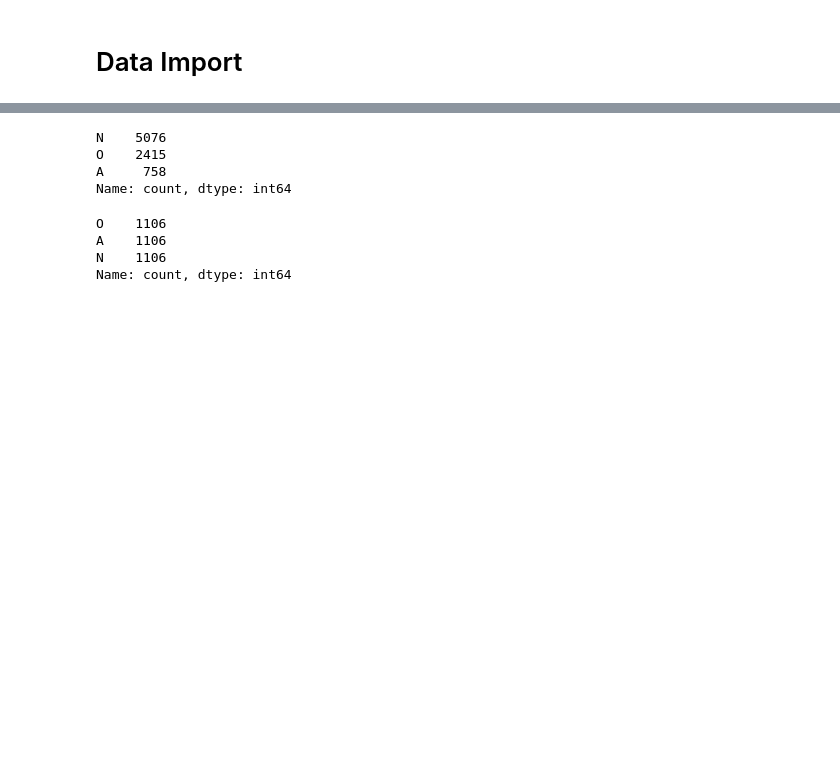
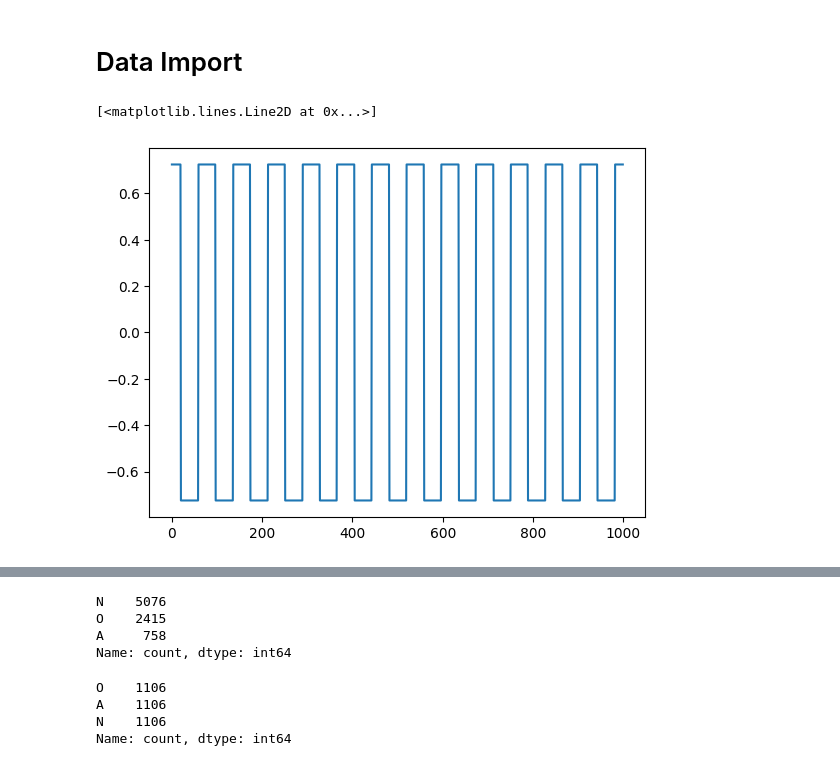
Before and after one commit to MattyAB/ecg_transfer, a Jupyter notebook: ecg.ipynb, the cells around one changed output, grey strips where cells are left out. Saved outputs shown, nothing was run; the diff lists cells and outputs as text; code cells hidden in the pictures; blank space fills up the shorter version.

```diff
--- a/ecg.ipynb
+++ b/ecg.ipynb
@@ -36,7 +37,46 @@ data_1lead = [x for x in data_1lead if x[1] != '~']
 labelmap = {x:i for i,x in enumerate(list(set([x[1] for x in data_1lead])))}
 
 dataset_1lead = WindowDataset(data_1lead, labelmap, device=device)
+# %%
+
+from scipy.signal import sawtooth, square
+
+class PartialDataset(WindowDataset):
+    def __init__(self, data, labelmap, augment_map, threshold_length=1000, device='cpu', eval=False, trim=None, trim_samples=None):
+        super().__init__(data, labelmap, threshold_length, device, eval, trim, trim_samples)
+
+        for i in range(len(self.data)):
+            waveform, label = self.data[i]
+
+            sintrue = random.uniform(0, 1) > 0.5
+            if sintrue:
+                label = torch.tensor(0, device=waveform.device)
+            else:
+                label = torch.tensor(1, device=waveform.device)
+
+            for j in range(12):
+                if augment_map[j]:
+                    amplitude = random.uniform(0.7, 1.5)
+                    frequency = random.uniform(2, 20)
+
+                    t = np.linspace(0, 1, waveform.shape[0], endpoint=False)
+                    t += random.uniform(0,1) # start at a random point within the wave
+
+                    if sintrue:
+                        augment_waveform = amplitude * np.sin(2 * np.pi * frequency * t)
+                    else:
+                        augment_waveform = amplitude * square(2 * np.pi * frequency * t)
+
+                    waveform[:,j] = torch.from_numpy(augment_waveform)
+
+            self.data[i] = (waveform, label)
 # %%
 data_12lead = import_balanced_12lead_data()
 
-dataset_12lead = WindowDataset(data_12lead, labelmap, device=device, trim_samples=1000)
+dataset_12lead = PartialDataset(data_12lead, labelmap, [True] * 12, device=device, trim_samples=1000)
+# %%
+sample = dataset_12lead.__getitem__(11)
+plt.plot(sample[0][:,4].cpu().numpy())
+# %% [output]
+[<matplotlib.lines.Line2D at 0x...>]
+[figure, added]
```
Also changed, not shown: parts of 7 cells of this notebook, 5 other files.
